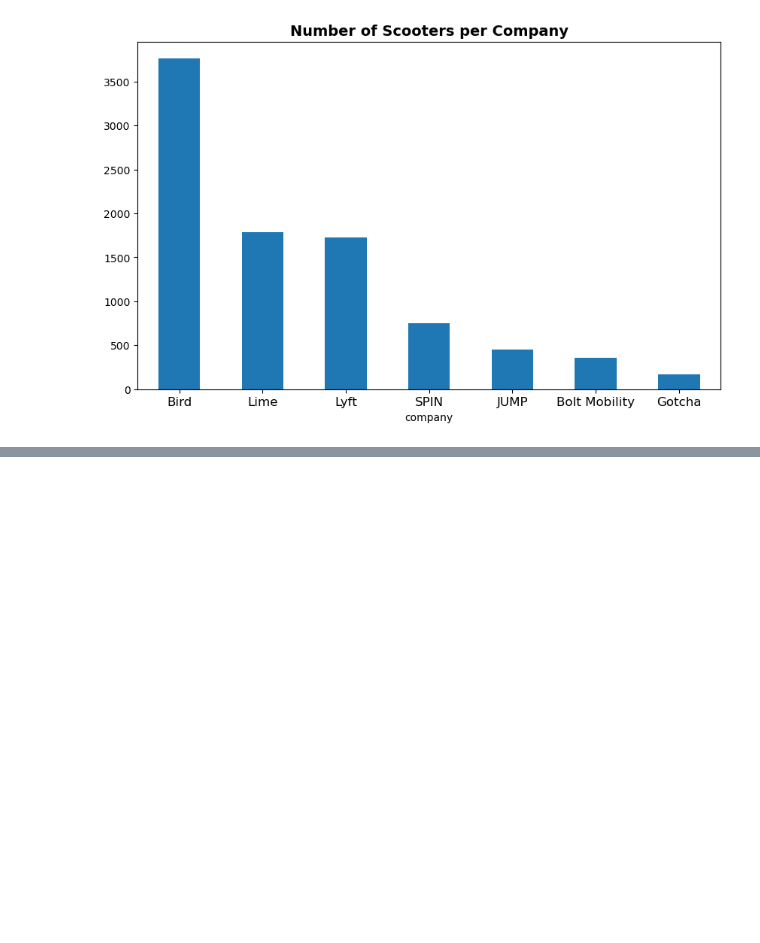
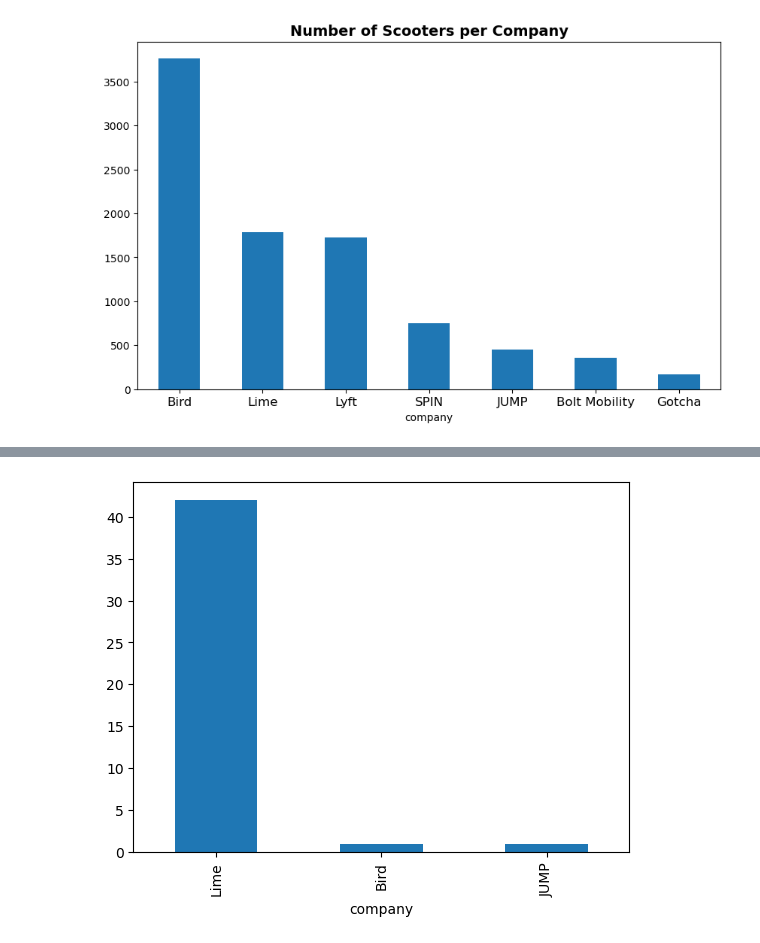
Before and after one commit to NSS-Full-Time-Data-Analytics-11/nashville-scooters-tucker, a Jupyter notebook: notebooks/scooters.ipynb, the cells around one changed output, grey strips where cells are left out. Cells and saved outputs as stored; diff of their text form; code cells hidden in the pictures; blank space fills up the shorter version.

```diff
--- a/notebooks/scooters.ipynb
+++ b/notebooks/scooters.ipynb
@@ -406,0 +479,4 @@ plt.show();
+# %%
+scooters_used_often['company'].value_counts().plot(kind = 'bar');
+# %% [output]
+[figure, added]
```
Also changed, not shown: parts of 23 cells of this notebook.
